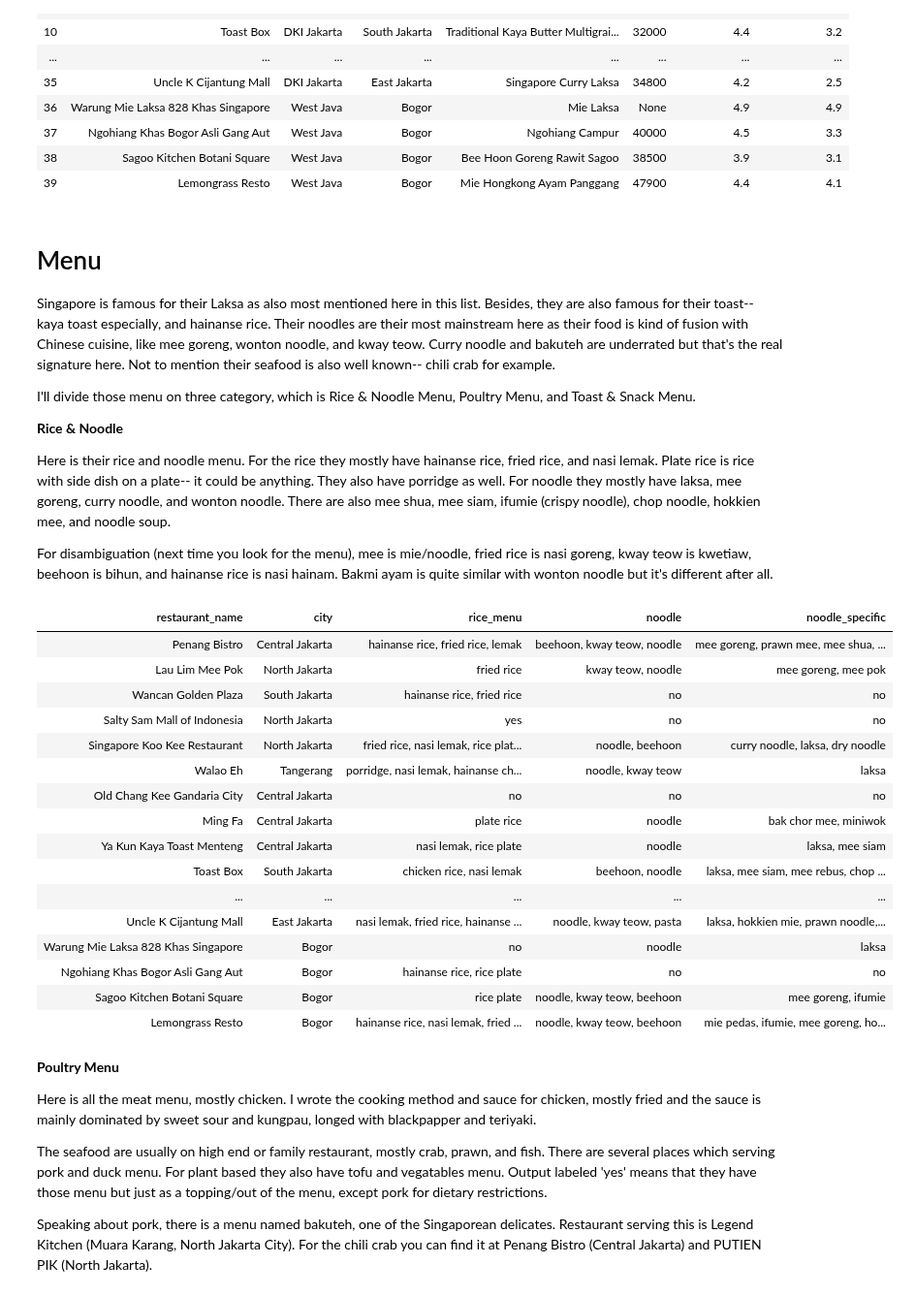
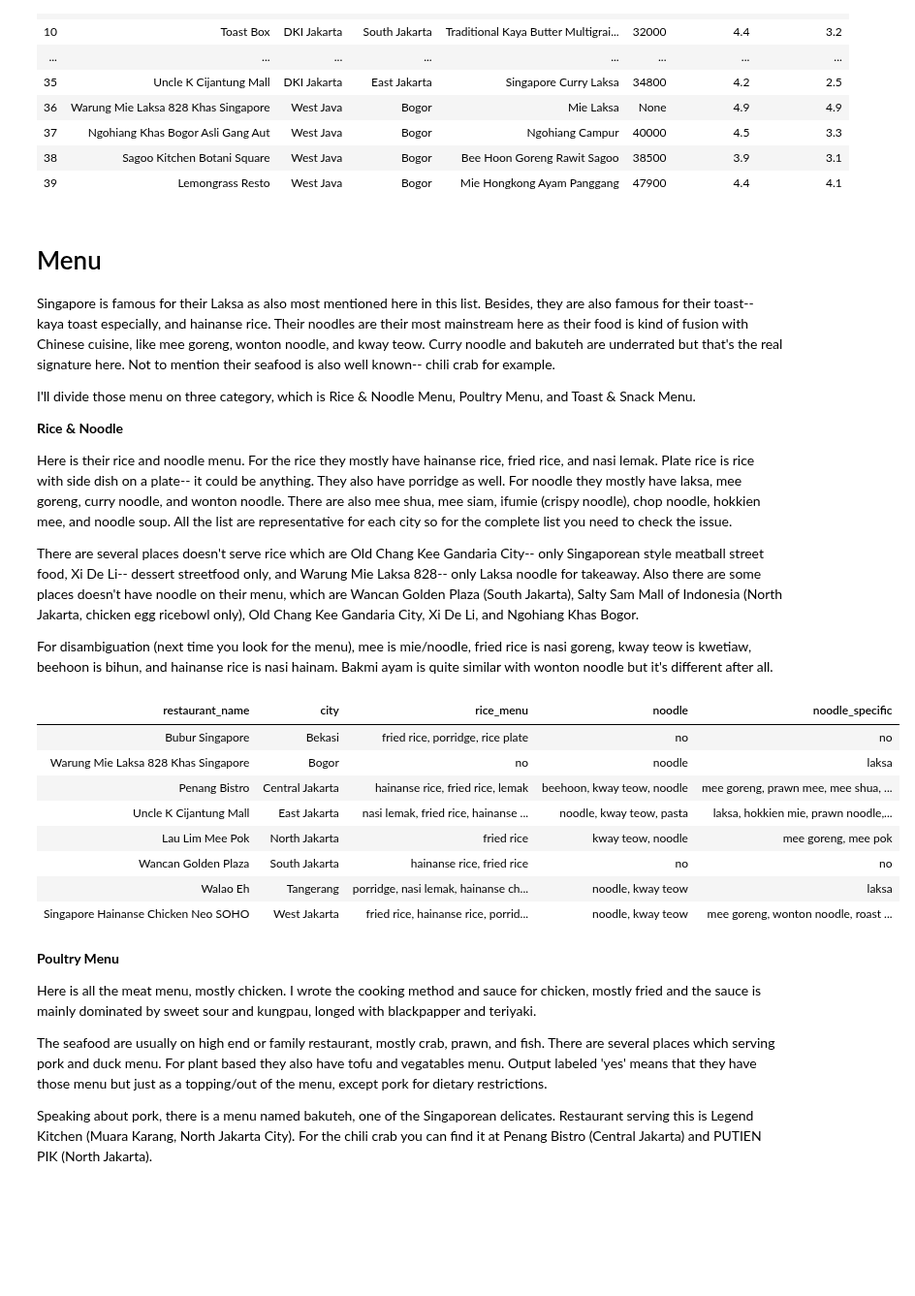
Before and after one commit to miradelimanr/Burger-Jakarta, a Jupyter notebook: singaporean-food-in-indonesia-i-sql-version.ipynb, the cells around one changed output. Shown at 97% size. Saved outputs shown, nothing was run; the diff lists cells and outputs as text; code cells hidden in the pictures; blank space fills up the shorter version.

```diff
--- a/singaporean-food-in-indonesia-i-sql-version.ipynb
+++ b/singaporean-food-in-indonesia-i-sql-version.ipynb
@@ -40,32 +50,27 @@ I'll divide those menu on three category, which is Rice & Noodle Menu, Poultry M
 
 **Rice & Noodle**
 
-Here is their rice and noodle menu. For the rice they mostly have hainanse rice, fried rice, and nasi lemak. Plate rice is rice with side dish on a plate-- it could be anything. They also have porridge as well. For noodle they mostly have laksa, mee goreng, curry noodle, and wonton noodle. There are also mee shua, mee siam, ifumie (crispy noodle), chop noodle, hokkien mee, and noodle soup.
+Here is their rice and noodle menu. For the rice they mostly have hainanse rice, fried rice, and nasi lemak. Plate rice is rice with side dish on a plate-- it could be anything. They also have porridge as well. For noodle they mostly have laksa, mee goreng, curry noodle, and wonton noodle. There are also mee shua, mee siam, ifumie (crispy noodle), chop noodle, hokkien mee, and noodle soup. All the list are representative for each city so for the complete list you need to check the issue.
+
+There are several places doesn't serve rice which are Old Chang Kee Gandaria City-- only Singaporean style meatball street food, Xi De Li-- dessert streetfood only, and Warung Mie Laksa 828-- only Laksa noodle for takeaway. Also there are some places doesn't have noodle on their menu, which are Wancan Golden Plaza (South Jakarta), Salty Sam Mall of Indonesia (North Jakarta, chicken egg ricebowl only), Old Chang Kee Gandaria City, Xi De Li, and Ngohiang Khas Bogor.
 
 For disambiguation (next time you look for the menu), mee is mie/noodle, fried rice is nasi goreng, kway teow is kwetiaw, beehoon is bihun, and hainanse rice is nasi hainam. Bakmi ayam is quite similar with wonton noodle but it's different after all.
 # %%
 singapore  = sqldf("""SELECT restaurant_name, city, rice_menu, noodle, noodle_specific
 FROM singapore
-WHERE region = 'DKI Jakarta' OR city = 'Bekasi' OR city = 'Tangerang' OR city = 'Bogor'""")
+WHERE region = 'DKI Jakarta' OR city = 'Bekasi' OR city = 'Tangerang' OR city = 'Bogor'
+GROUP BY city""")
 singapore.style.hide_index()
 # %% [output]
 | restaurant_name | city | rice_menu | noodle | noodle_specific |
+| Bubur Singapore | Bekasi | fried rice, porridge, rice plate | no | no |
+| Warung Mie Laksa 828 Khas Singapore | Bogor | no | noodle | laksa |
 | Penang Bistro | Central Jakarta | hainanse rice, fried rice, lemak | beehoon, kway teow, noodle | mee goreng, prawn mee, mee shua, ... |
+| Uncle K Cijantung Mall | East Jakarta | nasi lemak, fried rice, hainanse ... | noodle, kway teow, pasta | laksa, hokkien mie, prawn noodle,... |
 | Lau Lim Mee Pok | North Jakarta | fried rice | kway teow, noodle | mee goreng, mee pok |
 | Wancan Golden Plaza | South Jakarta | hainanse rice, fried rice | no | no |
-| Salty Sam Mall of Indonesia | North Jakarta | yes | no | no |
-| Singapore Koo Kee Restaurant | North Jakarta | fried rice, nasi lemak, rice plat... | noodle, beehoon | curry noodle, laksa, dry noodle |
 | Walao Eh | Tangerang | porridge, nasi lemak, hainanse ch... | noodle, kway teow | laksa |
-| Old Chang Kee Gandaria City | Central Jakarta | no | no | no |
-| Ming Fa | Central Jakarta | plate rice | noodle | bak chor mee, miniwok |
-| Ya Kun Kaya Toast Menteng | Central Jakarta | nasi lemak, rice plate | noodle | laksa, mee siam |
-| Toast Box | South Jakarta | chicken rice, nasi lemak | beehoon, noodle | laksa, mee siam, mee rebus, chop ... |
-| ... | ... | ... | ... | ... |
-| Uncle K Cijantung Mall | East Jakarta | nasi lemak, fried rice, hainanse ... | noodle, kway teow, pasta | laksa, hokkien mie, prawn noodle,... |
-| Warung Mie Laksa 828 Khas Singapore | Bogor | no | noodle | laksa |
-| Ngohiang Khas Bogor Asli Gang Aut | Bogor | hainanse rice, rice plate | no | no |
-| Sagoo Kitchen Botani Square | Bogor | rice plate | noodle, kway teow, beehoon | mee goreng, ifumie |
-| Lemongrass Resto | Bogor | hainanse rice, nasi lemak, fried ... | noodle, kway teow, beehoon | mie pedas, ifumie, mee goreng, ho... |
+| Singapore Hainanse Chicken Neo SOHO | West Jakarta | fried rice, hainanse rice, porrid... | noodle, kway teow | mee goreng, wonton noodle, roast ... |
 # %% [markdown]
 **Poultry Menu**
 
```
Also changed, not shown: parts of 7 cells of this notebook.
